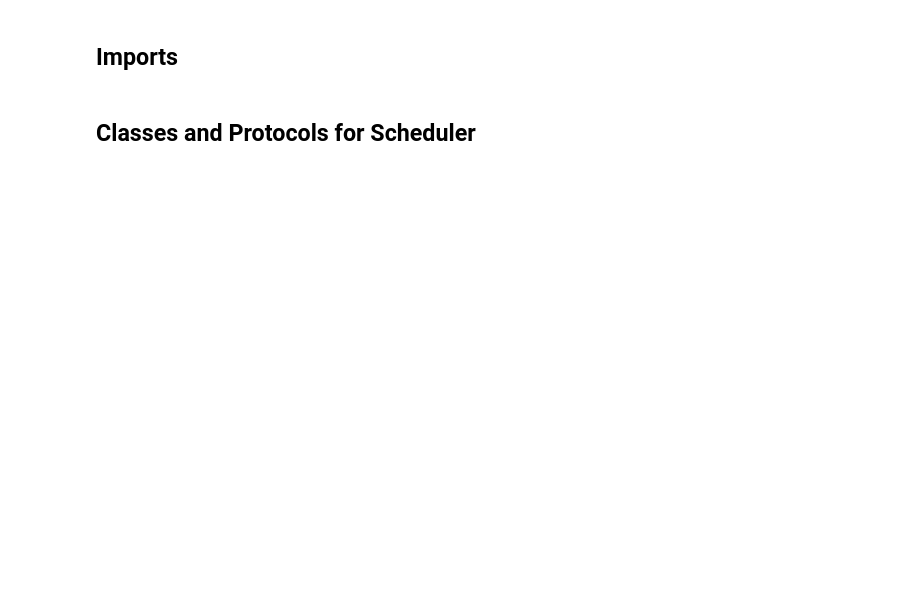
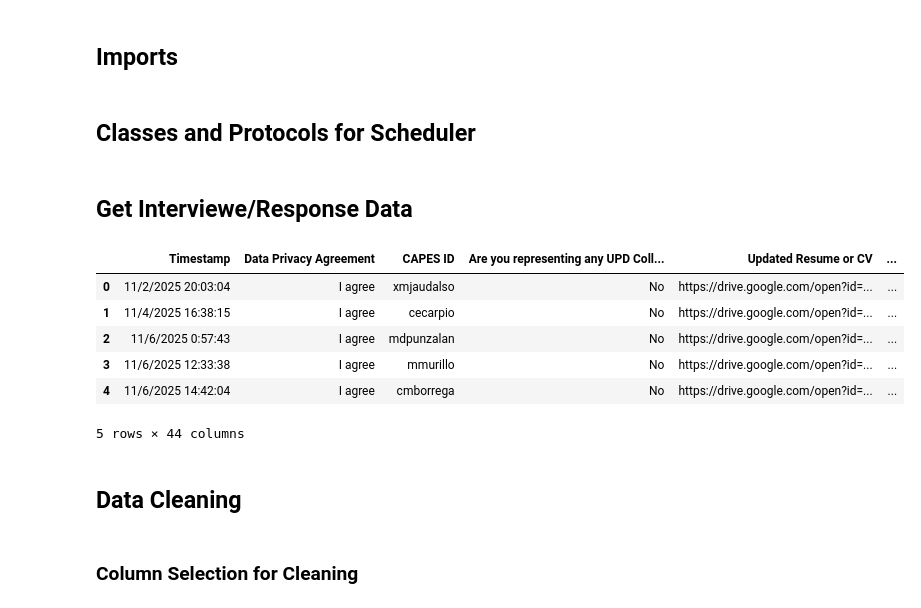
Before and after one commit to DenzDy/capes-interview-scheduler, a Jupyter notebook: scheduler.ipynb, the cells around one changed output. Drawn from its saved outputs; the diff is of its cells as text; code cells hidden in the pictures; blank space fills up the shorter version.

Commit message:
initial data cleaning and algo approach

```diff
--- a/scheduler.ipynb
+++ b/scheduler.ipynb
@@ -159,3 +141,23 @@ class Interviewer:
         interviewee.set_granted_slot(time)
         self._interviewee_list[time].append(interviewee)
         return 1
+# %% [markdown]
+## Get Interviewe/Response Data
+# %%
+responses_url = "https://docs.google.com/spreadsheets/d/e/2PACX-1vR5hzOahI90d182BRnnk_lF68X3GCWfbr6rpAIeds1ezrABvujUhMS9JN_maoTAtiJ11qx2eCf6SyIL/pub?gid=1183642779&single=true&output=csv"
+
+interviewee_df = pd.read_csv(responses_url)
+
+interviewee_df.head()
+# %% [output]
+|  | Timestamp | Data Privacy Agreement | CAPES ID | Are you representing any UPD Coll... | Updated Resume or CV | ... |
+| 0 | 11/2/2025 20:03:04 | I agree | xmjaudalso | No | https://drive.google.com/open?id=... | ... |
+| 1 | 11/4/2025 16:38:15 | I agree | cecarpio | No | https://drive.google.com/open?id=... | ... |
+| 2 | 11/6/2025 0:57:43 | I agree | mdpunzalan | No | https://drive.google.com/open?id=... | ... |
+| 3 | 11/6/2025 12:33:38 | I agree | mmurillo | No | https://drive.google.com/open?id=... | ... |
+| 4 | 11/6/2025 14:42:04 | I agree | cmborrega | No | https://drive.google.com/open?id=... | ... |
+5 rows × 44 columns
+# %% [markdown]
+## Data Cleaning
+# %% [markdown]
+### Column Selection for Cleaning
```
Also changed, not shown: parts of 8 cells of this notebook, 4 other files.
